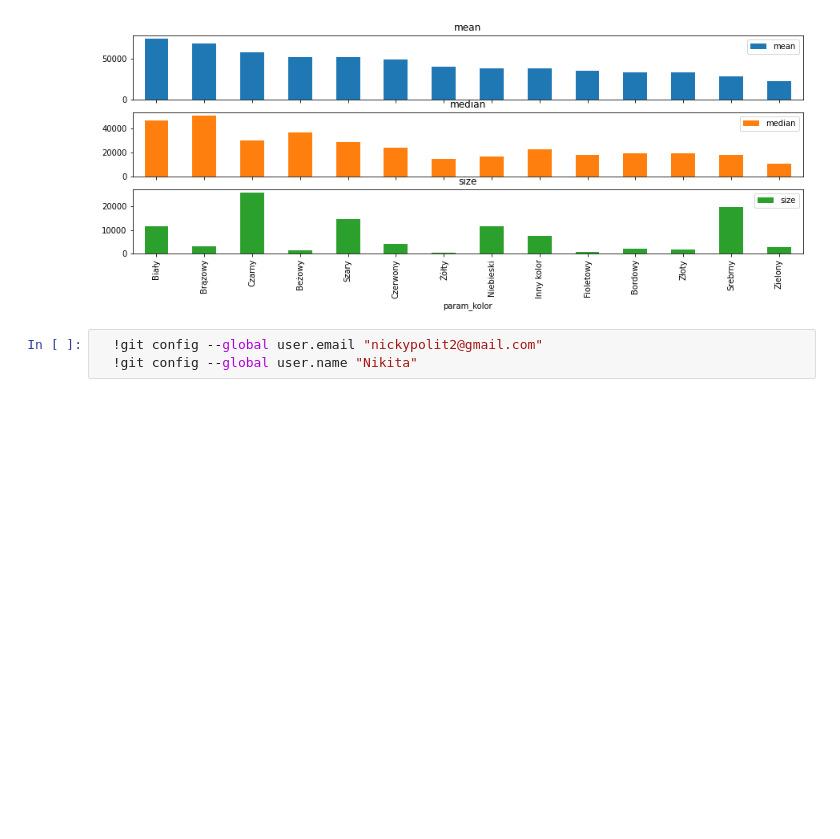
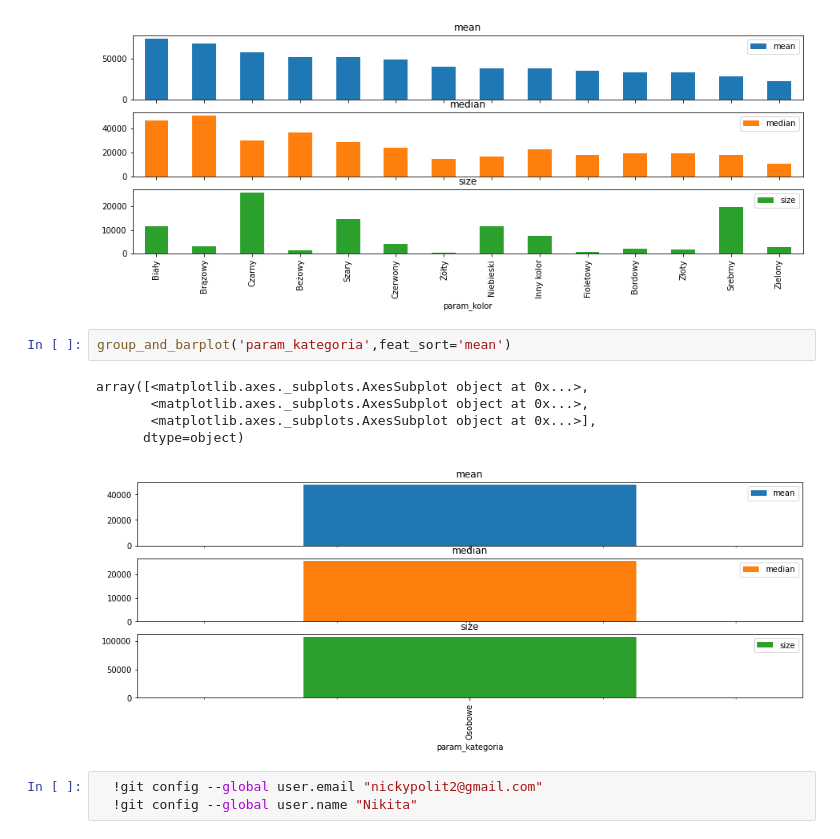
Before and after one commit to NykPol/dw_matrix_car, a Jupyter notebook: day2_visualization.ipynb, the cells around one changed output. Cells and saved outputs as stored; diff of their text form; blank space fills up the shorter version.

Commit message:
add visualization v2

```diff
--- a/day2_visualization.ipynb
+++ b/day2_visualization.ipynb
@@ -115,6 +115,14 @@ array([<matplotlib.axes._subplots.AxesSubplot object at 0x...>,
        <matplotlib.axes._subplots.AxesSubplot object at 0x...>],
       dtype=object)
 [figure]
+# %%
+group_and_barplot('param_kategoria',feat_sort='mean')
+# %% [output]
+array([<matplotlib.axes._subplots.AxesSubplot object at 0x...>,
+       <matplotlib.axes._subplots.AxesSubplot object at 0x...>,
+       <matplotlib.axes._subplots.AxesSubplot object at 0x...>],
+      dtype=object)
+[figure, added]
 # %%
   !git config --global user.email "nickypolit2@gmail.com"
   !git config --global user.name "Nikita"
```
Also changed, not shown: parts of 2 cells of this notebook.
